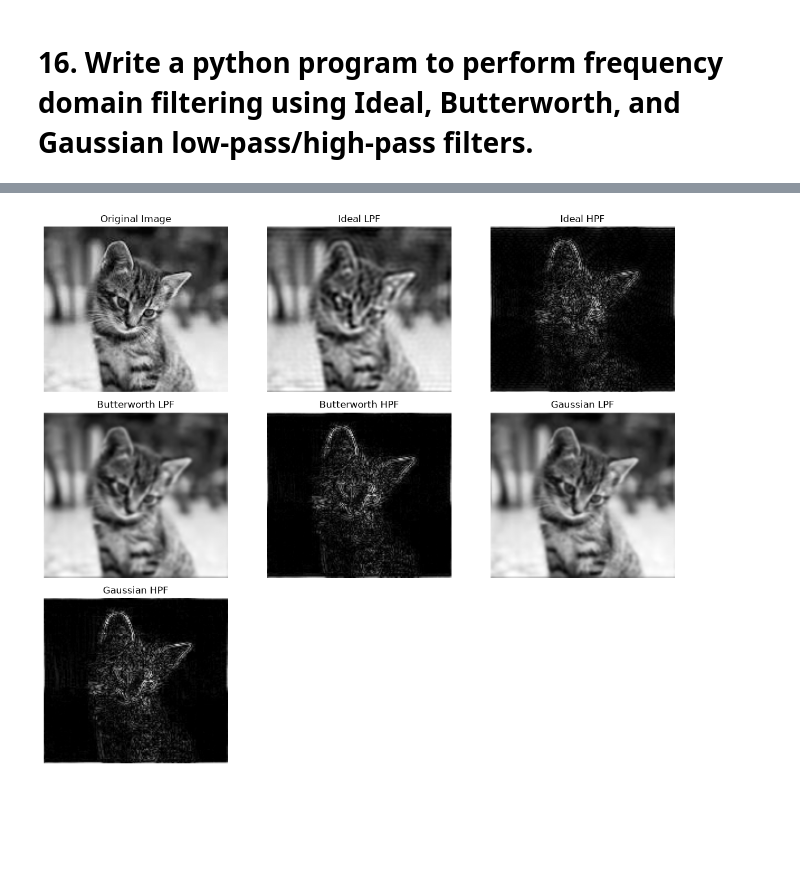
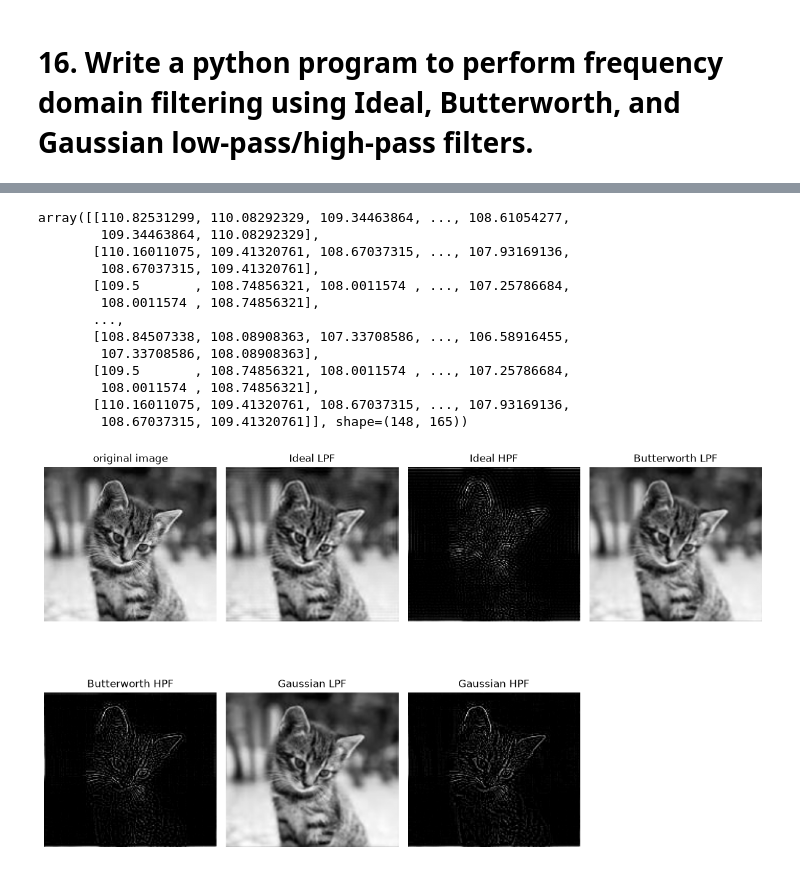
Before and after one commit to AhsanHabibSadik123/Digital_Image_processing_Lab, a Jupyter notebook: 16_p.ipynb, the cells around one changed output, grey strips where cells are left out. Cells and saved outputs as stored; diff of their text form; code cells hidden in the pictures; blank space fills up the shorter version.

```diff
--- a/16_p.ipynb
+++ b/16_p.ipynb
@@ -106,0 +10,19 @@ gaussian_high = apply_filter(f_shift,GHPF)
+# %%
+F = np.fft.fftshift(np.fft.fft2(img))
+u, v = np.meshgrid(np.arange(row), np.arange(col), indexing='ij')
+D = np.sqrt((u - row / 2) ** 2 + (v - col / 2) ** 2)
+D
+# %% [output]
+array([[110.82531299, 110.08292329, 109.34463864, ..., 108.61054277,
+        109.34463864, 110.08292329],
+       [110.16011075, 109.41320761, 108.67037315, ..., 107.93169136,
+        108.67037315, 109.41320761],
+       [109.5       , 108.74856321, 108.0011574 , ..., 107.25786684,
+        108.0011574 , 108.74856321],
+       ...,
+       [108.84507338, 108.08908363, 107.33708586, ..., 106.58916455,
+        107.33708586, 108.08908363],
+       [109.5       , 108.74856321, 108.0011574 , ..., 107.25786684,
+        108.0011574 , 108.74856321],
+       [110.16011075, 109.41320761, 108.67037315, ..., 107.93169136,
+        108.67037315, 109.41320761]], shape=(148, 165))
@@ -107,30 +32,37 @@ gaussian_high = apply_filter(f_shift,GHPF)
+# %%
+# Filter
+ILPF = np.zeros(img.shape)
+ILPF[D <= D0] = 1
+
+BLPF = 1 / (1 + (D / D0) ** (2 * n))
+
+GLPF = np.exp(- (D**2) / (2 * D0**2))
+# %%
+def apply_filter(F, H):
+    G = F * H
+    result = np.fft.ifft2(np.fft.ifftshift(G))
+    return np.clip(np.real(result), 0, 255)
+# %%
+idea_low_img = apply_filter(ILPF, F)
+butterworth_low_img = apply_filter(BLPF, F)
+gaussian_low_img = apply_filter(GLPF, F)
+
+idea_high_img = apply_filter(1 - ILPF, F)
+butterworth_high_img = apply_filter(1 - BLPF, F)
+gaussian_high_img = apply_filter(1 - GLPF, F)
 # %%
-# Display results
-images = [
-    img, ideal_low, ideal_high,
-    butter_low, butter_high,
-    gaussian_low, gaussian_high
-]
+imgs = [img, idea_low_img, idea_high_img, butterworth_low_img, butterworth_high_img, gaussian_low_img, gaussian_high_img]
+titles = ["original image", 'Ideal LPF', 'Ideal HPF', 'Butterworth LPF', 'Butterworth HPF', 'Gaussian LPF', 'Gaussian HPF']
 
-titles = [
-    'Original Image',
-    'Ideal LPF',
-    'Ideal HPF',
-    'Butterworth LPF',
-    'Butterworth HPF',
-    'Gaussian LPF',
-    'Gaussian HPF'
-]
-
-plt.figure(figsize=(12, 10))
+plt.figure(figsize=(12, 8))
 
 for i in range(7):
-    plt.subplot(3, 3, i+1)
-    plt.imshow(images[i], cmap='gray')
+    plt.subplot(2, 4, i+1)
+    plt.imshow(imgs[i], cmap='gray')
     plt.title(titles[i])
     plt.axis('off')
 
 plt.tight_layout()
 plt.show()
 # %% [output]
-[figure, old version]
+[figure, new version]
```
Also changed, not shown: parts of 13 cells of this notebook, 5 other files.
